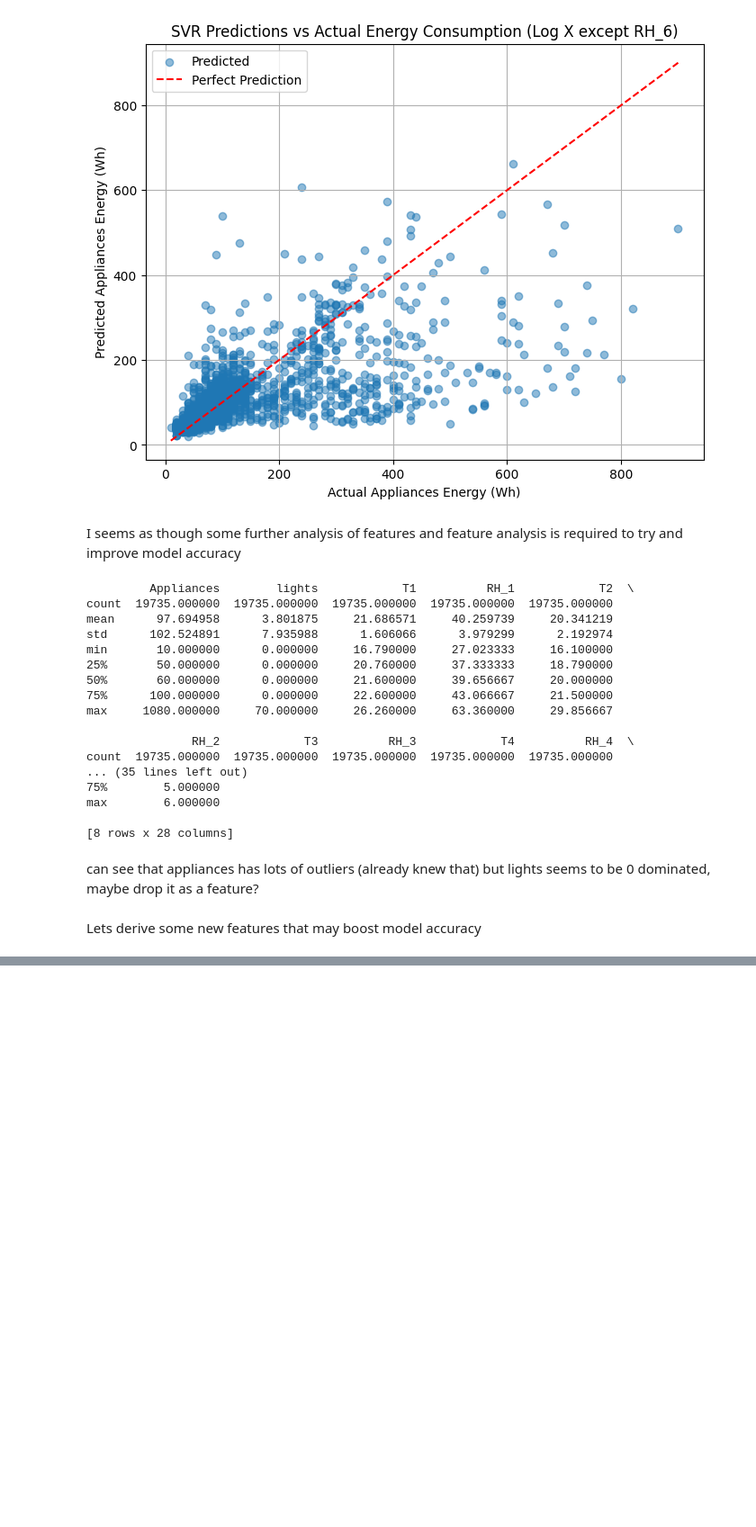
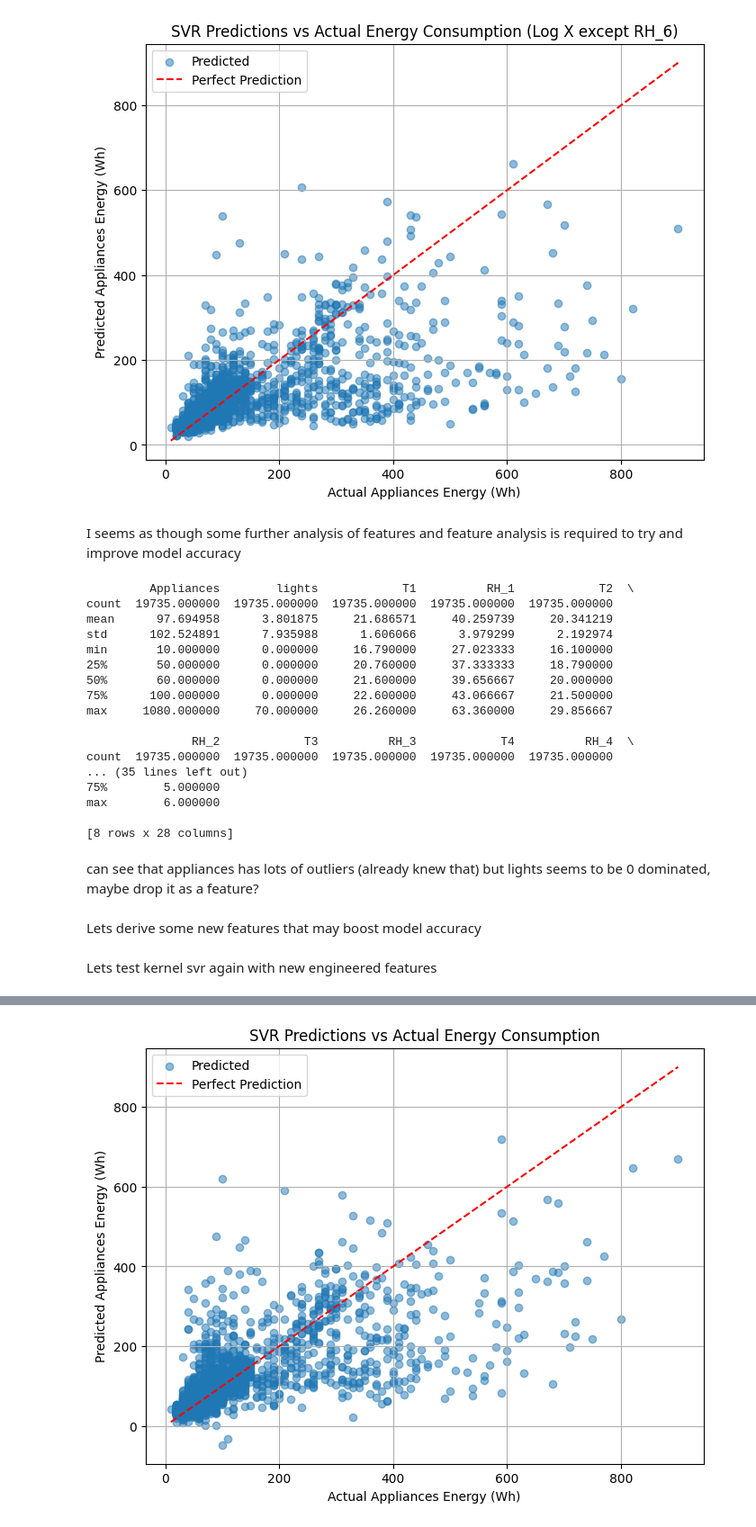
Before and after one commit to MasonLeeCity123/Introduction-to-AI-groupwork, a Jupyter notebook: MasonNotebook.ipynb, the cells around one changed output, grey strips where cells are left out. Shown at 90% size. Cells and saved outputs as stored; diff of their text form; code cells hidden in the pictures; blank space fills up the shorter version.

```diff
--- a/MasonNotebook.ipynb
+++ b/MasonNotebook.ipynb
@@ -788,3 +788,81 @@ data_engineered['kitchen_activity'] = data_engineered['T1'] * data_engineered['R
 
 
 data_engineered['bathroom_usage'] = (data_engineered['RH_5'] > data_engineered['RH_5'].quantile(0.75)).astype(int)
+derived_from = [
+
+    'T2', 'T3', 'T4', 'T5', 'T7', 'T8', 'T9',
+    'RH_1', 'RH_2', 'RH_3', 'RH_4', 'RH_7', 'RH_8', 'RH_9', 'RH_out',
+    'hour', 'day_of_week',
+    'Windspeed',
+    'lights'
+]
+data_engineered = data_engineered.drop(
+    columns=[col for col in derived_from if col in data_engineered.columns]
+)
+# %% [markdown]
+Lets test kernel svr again with new engineered features
+# %%
+X = data_engineered.drop(columns=['Appliances'])
+y = data_engineered['Appliances']
+
+X_train, X_test, y_train, y_test = train_test_split(
+    X, y, test_size=0.2, random_state=42
+)
+
+
+scaler_X = StandardScaler()
+X_train_scaled = scaler_X.fit_transform(X_train)
+X_test_scaled = scaler_X.transform(X_test)
+
+
+scaler_y = StandardScaler()
+y_train_scaled = scaler_y.fit_transform(
+    y_train.values.reshape(-1, 1)
+).ravel()
+y_test_scaled = scaler_y.transform(
+    y_test.values.reshape(-1, 1)
+).ravel()
+
+svr = SVR(kernel='rbf', C=15, epsilon=0.12, gamma=0.25)
+svr.fit(X_train_scaled, y_train_scaled)
+
+
+y_train_pred_scaled = svr.predict(X_train_scaled)
+y_train_pred = scaler_y.inverse_transform(
+    y_train_pred_scaled.reshape(-1, 1)
+).ravel()
+
+
+y_test_pred_scaled = svr.predict(X_test_scaled)
+y_test_pred = scaler_y.inverse_transform(
+    y_test_pred_scaled.reshape(-1, 1)
+).ravel()
+
+
+mse_train = mean_squared_error(y_train, y_train_pred)
+mse_test = mean_squared_error(y_test, y_test_pred)
+
+r2_train = r2_score(y_train, y_train_pred)
+r2_test = r2_score(y_test, y_test_pred)
+
+print(f"Train MSE: {mse_train:.3f}")
+print(f"Test  MSE: {mse_test:.3f}")
+print(f"Train R2:  {r2_train:.3f}")
+print(f"Test  R2:  {r2_test:.3f}")
+
+
+plt.figure(figsize=(8, 6))
+plt.scatter(y_test, y_test_pred, alpha=0.5, label='Predicted')
+plt.plot(
+    [y_test.min(), y_test.max()],
+    [y_test.min(), y_test.max()],
+    'r--',
+    label='Perfect Prediction'
+)
+plt.xlabel('Actual Appliances Energy (Wh)')
+plt.ylabel('Predicted Appliances Energy (Wh)')
+plt.title('SVR Predictions vs Actual Energy Consumption')
+plt.legend()
+plt.grid(True)
+plt.show()
+# %% [output]
@@ -790,0 +873 @@ data_engineered['bathroom_usage'] = (data_engineered['RH_5'] > data_engineered['
+[figure, added]
```
Also changed, not shown: parts of 1 cell of this notebook.
